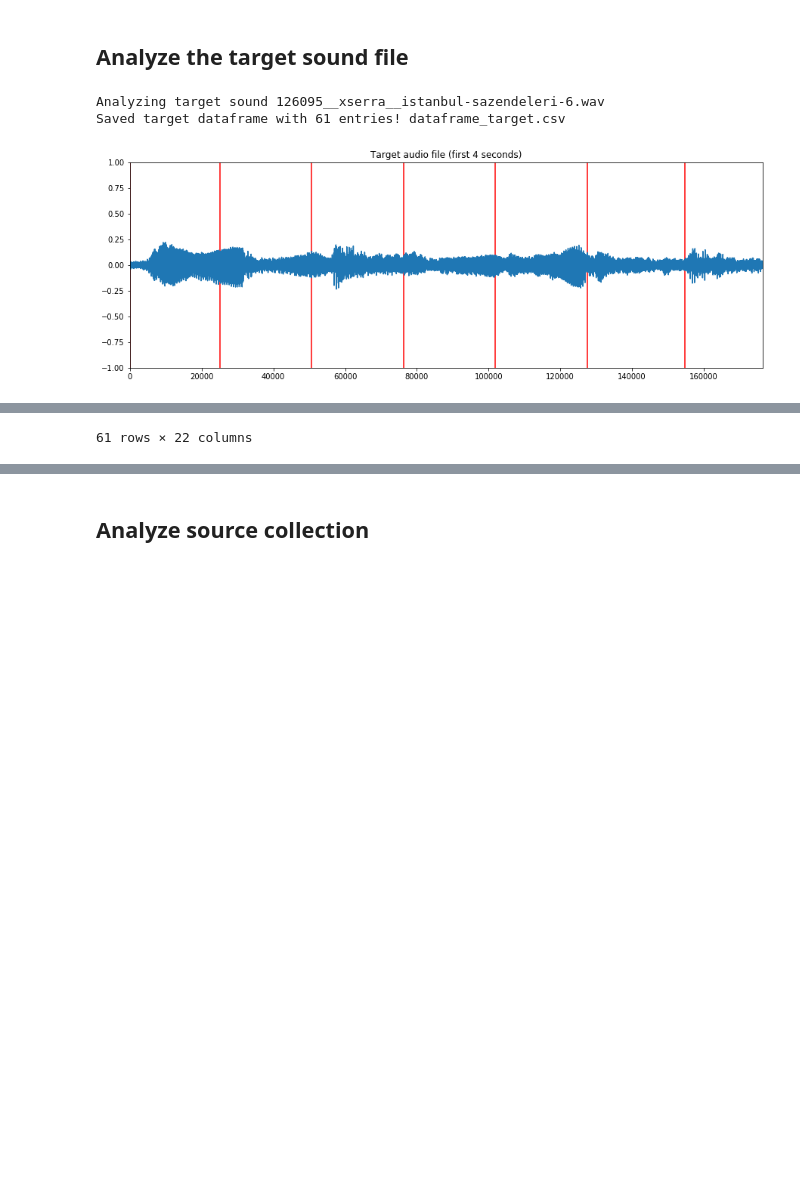
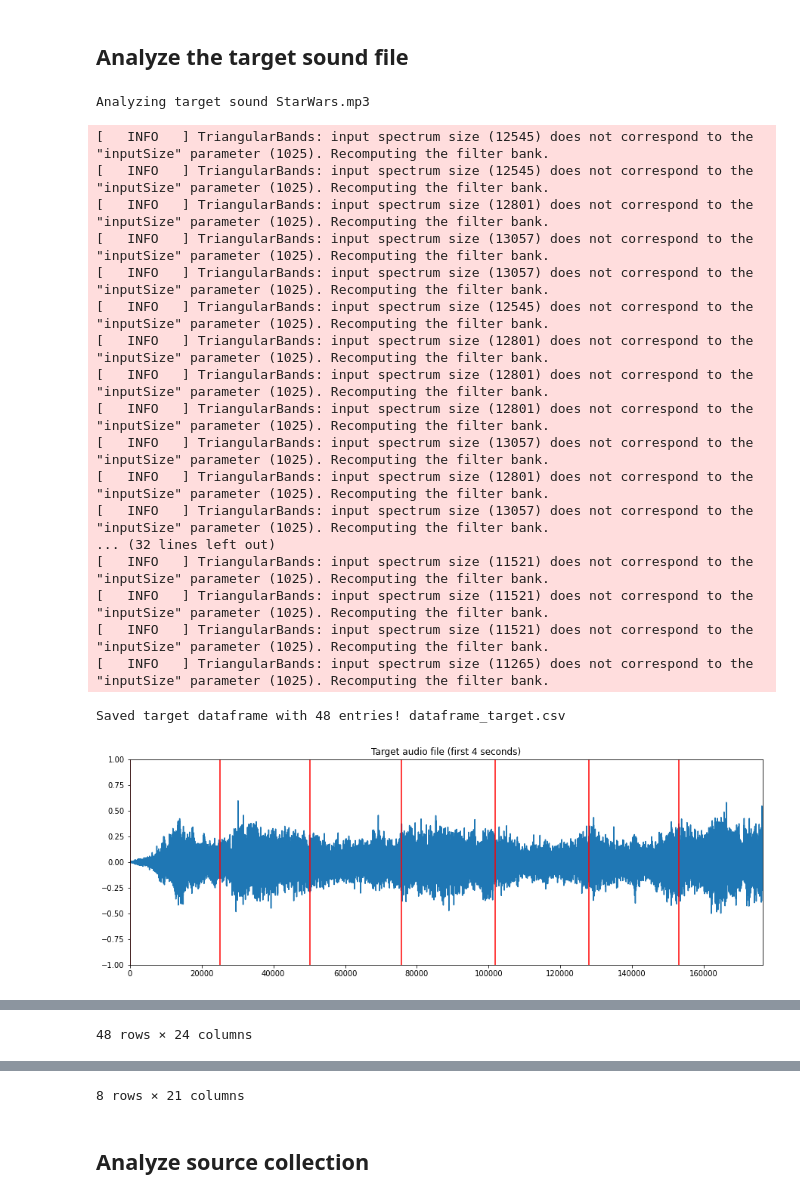
Before and after one commit to loganstillings/audio_mosaicing, a Jupyter notebook: 2) Analyze source collection and target file.ipynb, the cells around one changed output, grey strips where cells are left out. Cells and saved outputs as stored; diff of their text form; code cells hidden in the pictures; blank space fills up the shorter version.

Commit message:
add star wars

```diff
--- a/2) Analyze source collection and target file.ipynb
+++ b/2) Analyze source collection and target file.ipynb
@@ -38,16 +39,11 @@ keys_and_scales = {
     }
 }
 # %%
-# Define here our sound analysis function
-# NOTE: remember that if you update this function and want to run a new analysis you'll need to re-run both
-# this cell and the cells below that carry out the audio analysis and that call the analysis function.
-# After analyzing the source collection or the target file, make sure to correct descriptors have been
-# extracted by checking the DataFrame contents. DataFrame contents can be printed on screen as a table
-# using 'display(data_frame_object)'
+# Sound analysis function
 
 def analyze_sound(audio_path, beat_positions, audio_id=None):
 
-    analysis_output = []  # Here we'll store the analysis results for each chunk (frame) of the audio file
+    analysis_output = []  # store the analysis results for each chunk (frame) of the audio file
 
     loader = estd.MonoLoader(filename=audio_path)
     audio = loader()
@@ -57,8 +53,7 @@ def analyze_sound(audio_path, beat_positions, audio_id=None):
 
     # Iterate over audio frames and analyze each one
     for count, (fstart, fend) in enumerate(frame_start_end_samples):
-        break_loop = False
-        # Get corresponding audio chunk and initialize dictionary to sotre analysis results with some basic metadata
+        # Get corresponding audio chunk and initialize dictionary to store analysis results with some basic metadata
         if (fend-fstart) % 2 != 0:
             fend -= 1
         if fend > len(audio):
@@ -87,14 +82,23 @@ def analyze_sound(audio_path, beat_positions, audio_id=None):
         _, mfcc_coeffs = mfcc_algo(spec)
         frame_output.update({'mfcc_{0}'.format(j): mfcc_coeffs[j] for j in range(0, len(mfcc_coeffs))})
 
-        # Extract other features here and add to 'frame_output' dictionary
         # adding key, scale, and key_strength
         key_algo = estd.KeyExtractor()
         key, scale, key_strength = key_algo(frame)
 
+        # adding ZCR
+        zero_crossing_algo = estd.ZeroCrossingRate()
+        zero_crossing_rate = zero_crossing_algo(frame)
+
+        # adding fundamental frequency melody
+        f0_algo = estd.PitchMelodia()
+        f0, f0_confidence = f0_algo(frame)
+
         frame_output['key'] = keys_and_scales['key'][key]
         frame_output['scale'] = keys_and_scales['scale'][scale]
         frame_output['key_strength'] = key_strength
+        frame_output['zero_crossing_rate'] = zero_crossing_rate
+        frame_output['f0'] = np.median(f0)
 
         # Add frame analysis results to output
         analysis_output.append(frame_output)
@@ -102,35 +106,52 @@ def analyze_sound(audio_path, beat_positions, audio_id=None):
 # %% [markdown]
 ## Analyze the target sound file
 # %%
-TARGET_SOUND_PATH = '126095__xserra__istanbul-sazendeleri-6.wav'  # Filename of the target audio we'll reconstruct
+TARGET_SOUND_PATH = 'StarWars.mp3'  # Filename of the target audio we'll reconstruct
 DATAFRAME_TARGET_FILE_FILENAME = 'dataframe_target.csv'  # DataFrame file where to store the analysis results of the target audio
 
 loader = estd.MonoLoader(filename=TARGET_SOUND_PATH)
 audio = loader()
 beat_tracker_algo = estd.BeatTrackerDegara()
 beat_positions = beat_tracker_algo(audio)
 beat_positions = [int(round(position * 44100)) for position in beat_positions]
 beat_positions.insert(0, 0)
 
 # Analyze the target audio file and store results in a new DataFrame
 print('Analyzing target sound {0}'.format(TARGET_SOUND_PATH))
 target_analysis = analyze_sound(TARGET_SOUND_PATH, beat_positions, audio_id=TARGET_SOUND_PATH.split('__')[0])
 df_target = pd.DataFrame(target_analysis)
 df_target.to_csv(DATAFRAME_TARGET_FILE_FILENAME)
 print('Saved target dataframe with {0} entries! {1}'.format(len(df_target), DATAFRAME_TARGET_FILE_FILENAME))
 
 
 # Plot target audio file waveform and show ticks at the start samples of the chunks
 plt.figure(figsize=(15,5))
 plt.plot(audio)
 plt.vlines(df_target['start_sample'].values, -1, 1, color='red')
 plt.axis([0, min(len(audio), 44100 * 4), -1, 1])
 plt.title('Target audio file (first 4 seconds)')
 plt.show()
 
 display(df_target)  # Show data frame contents
 df_target.describe()  # Show statistics of numerical fields in data frame
 # %% [output]
-Analyzing target sound 126095__xserra__istanbul-sazendeleri-6.wav
-Saved target dataframe with 61 entries! dataframe_target.csv
+Analyzing target sound StarWars.mp3
+[   INFO   ] TriangularBands: input spectrum size (12545) does not correspond to the "inputSize" parameter (1025). Recomputing the filter bank.
+[   INFO   ] TriangularBands: input spectrum size (12545) does not correspond to the "inputSize" parameter (1025). Recomputing the filter bank.
+[   INFO   ] TriangularBands: input spectrum size (12801) does not correspond to the "inputSize" parameter (1025). Recomputing the filter bank.
+[   INFO   ] TriangularBands: input spectrum size (13057) does not correspond to the "inputSize" parameter (1025). Recomputing the filter bank.
+[   INFO   ] TriangularBands: input spectrum size (13057) does not correspond to the "inputSize" parameter (1025). Recomputing the filter bank.
+[   INFO   ] TriangularBands: input spectrum size (12545) does not correspond to the "inputSize" parameter (1025). Recomputing the filter bank.
+[   INFO   ] TriangularBands: input spectrum size (12801) does not correspond to the "inputSize" parameter (1025). Recomputing the filter bank.
+[   INFO   ] TriangularBands: input spectrum size (12801) does not correspond to the "inputSize" parameter (1025). Recomputing the filter bank.
+[   INFO   ] TriangularBands: input spectrum size (12801) does not correspond to the "inputSize" parameter (1025). Recomputing the filter bank.
+[   INFO   ] TriangularBands: input spectrum size (13057) does not correspond to the "inputSize" parameter (1025). Recomputing the filter bank.
+[   INFO   ] TriangularBands: input spectrum size (12801) does not correspond to the "inputSize" parameter (1025). Recomputing the filter bank.
+[   INFO   ] TriangularBands: input spectrum size (13057) does not correspond to the "inputSize" parameter (1025). Recomputing the filter bank.
+... (32 lines left out)
+[   INFO   ] TriangularBands: input spectrum size (11521) does not correspond to the "inputSize" parameter (1025). Recomputing the filter bank.
+[   INFO   ] TriangularBands: input spectrum size (11521) does not correspond to the "inputSize" parameter (1025). Recomputing the filter bank.
+[   INFO   ] TriangularBands: input spectrum size (11521) does not correspond to the "inputSize" parameter (1025). Recomputing the filter bank.
+[   INFO   ] TriangularBands: input spectrum size (11265) does not correspond to the "inputSize" parameter (1025). Recomputing the filter bank.
+Saved target dataframe with 48 entries! dataframe_target.csv
-[figure, old version]
+[figure, new version]
@@ -154 +175 @@ Saved target dataframe with 61 entries! dataframe_target.csv
-61 rows × 22 columns
+48 rows × 24 columns
@@ -164,3 +185,4 @@ Saved target dataframe with 61 entries! dataframe_target.csv
+8 rows × 21 columns
 # %% [markdown]
 ## Analyze source collection
 # %%
```
Also changed, not shown: parts of 4 cells of this notebook, 20 other files.
